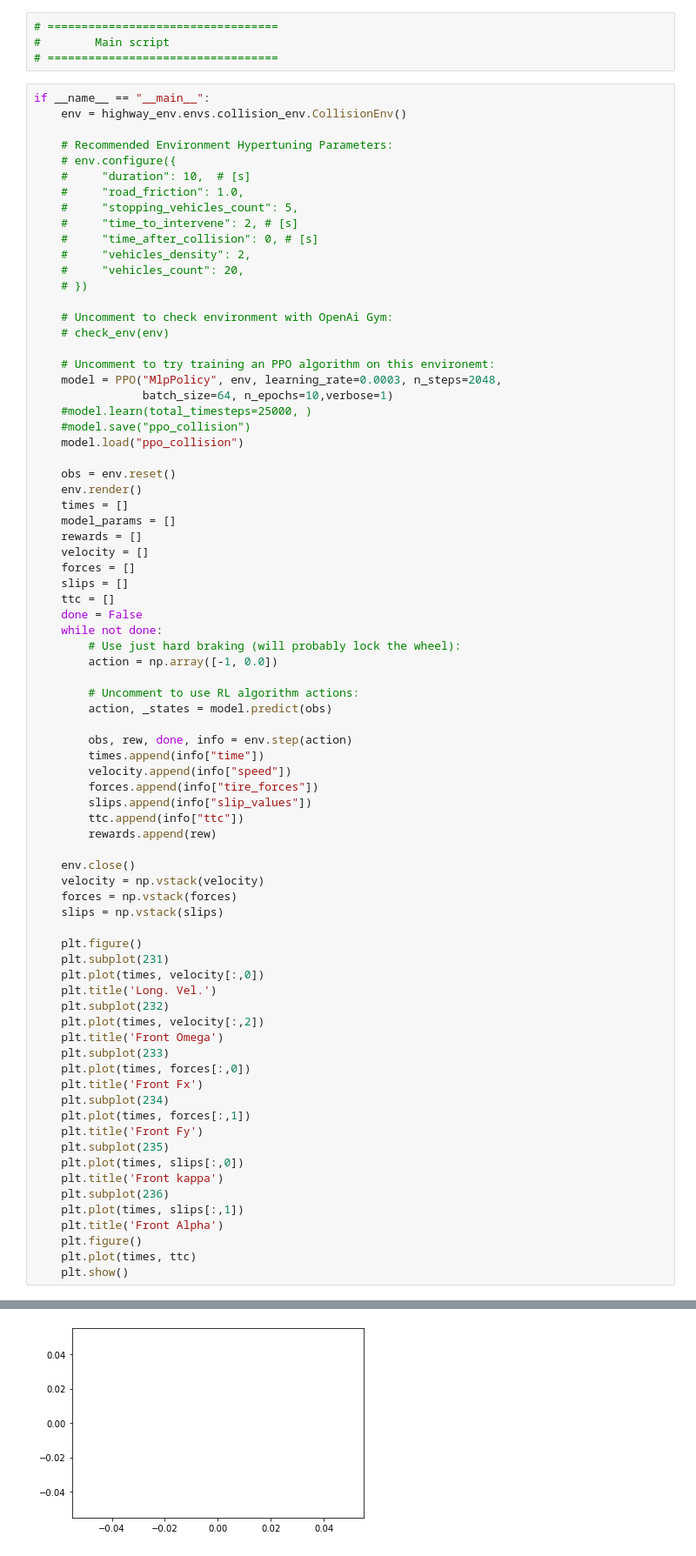
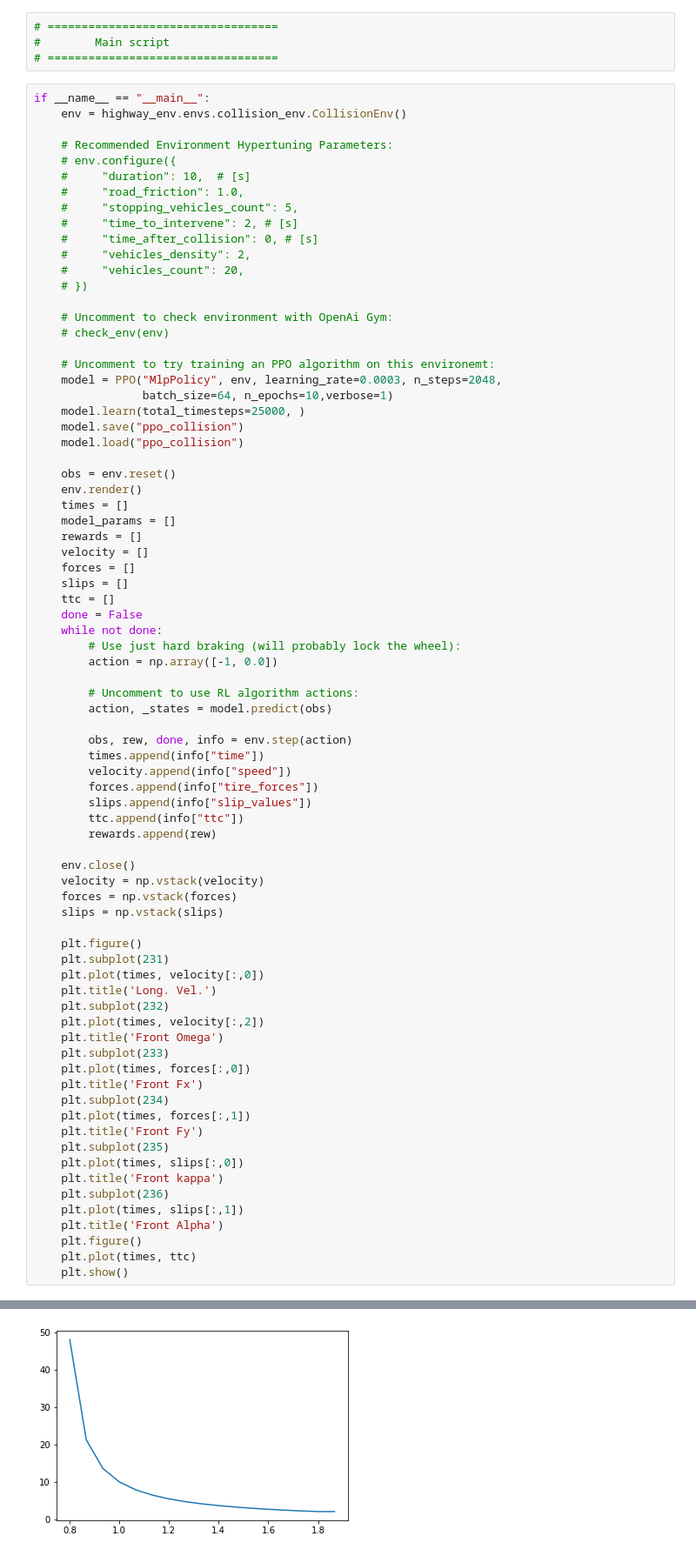
Before and after one commit to tvidano/highway-env, a Jupyter notebook: scripts/highway_model_based.ipynb, the cells around one changed output, grey strips where cells are left out. Shown at 87% size. Drawn from its saved outputs; the diff is of its cells as text.

```diff
--- a/scripts/highway_model_based.ipynb
+++ b/scripts/highway_model_based.ipynb
@@ -60,8 +60,8 @@ if __name__ == "__main__":
     # Uncomment to try training an PPO algorithm on this environemt:
     model = PPO("MlpPolicy", env, learning_rate=0.0003, n_steps=2048,
                 batch_size=64, n_epochs=10,verbose=1)
-    #model.learn(total_timesteps=25000, )
-    #model.save("ppo_collision")
+    model.learn(total_timesteps=25000, )
+    model.save("ppo_collision")
     model.load("ppo_collision")
 
     obs = env.reset()
@@ -124 +138 @@ Wrapping the env in a DummyVecEnv.
-[figure, old version]
+[figure, new version]
```
Also changed, not shown: parts of 1 cell of this notebook, 1 other file.
